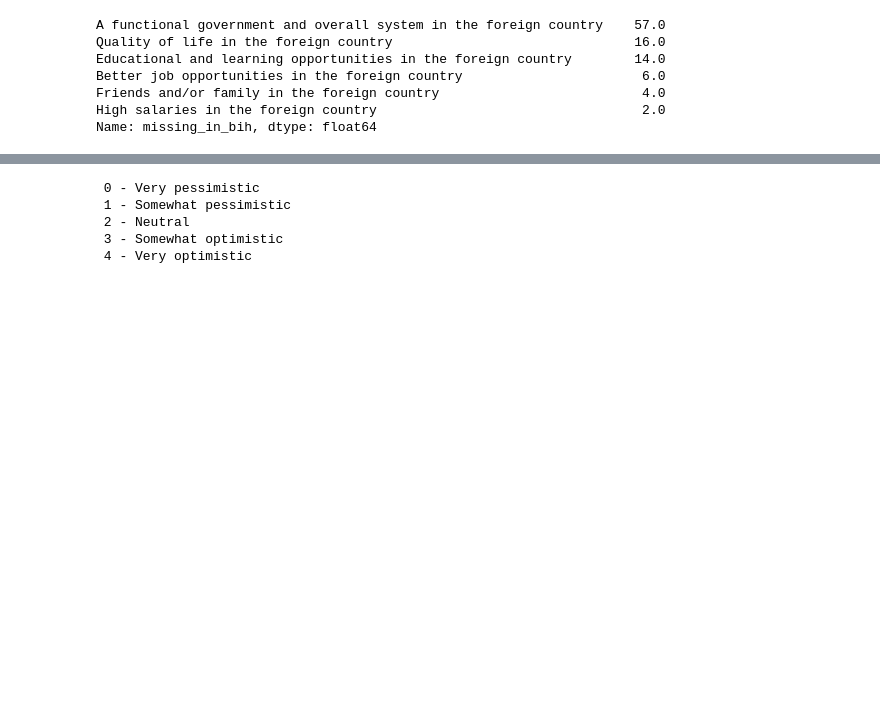
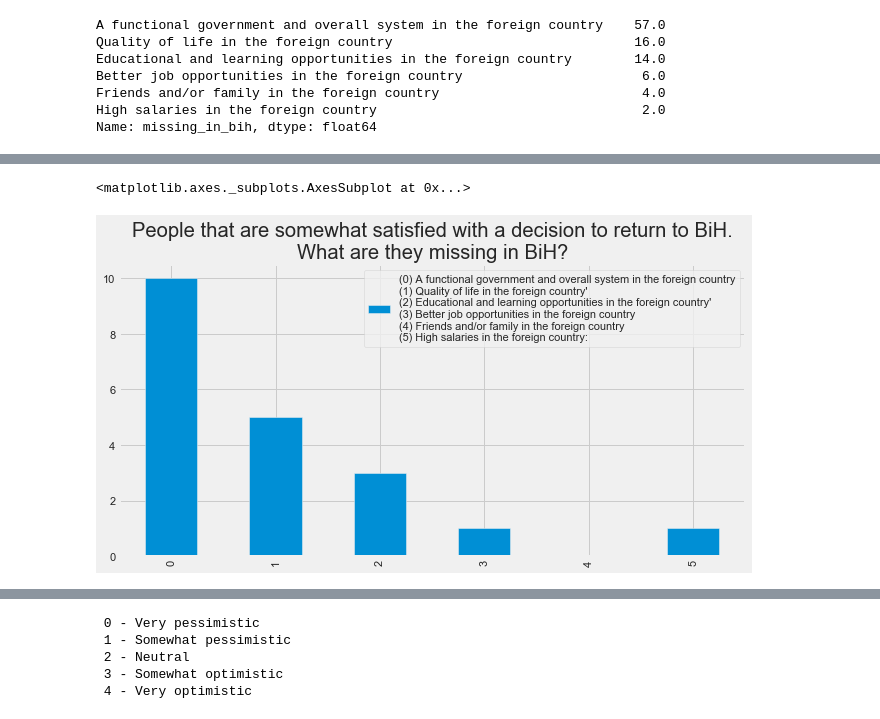
Before and after one commit to merykud/Diaspora_of_BiH, a Jupyter notebook: Dijaspora.ipynb, the cells around one changed output, grey strips where cells are left out. Saved outputs shown, nothing was run; the diff lists cells and outputs as text; code cells hidden in the pictures; blank space fills up the shorter version.

```diff
--- a/Dijaspora.ipynb
+++ b/Dijaspora.ipynb
@@ -719,0 +777,19 @@ Name: missing_in_bih, dtype: float64
+# %%
+#connection between return decision satisfaction and positive aspects they are missing in bih
+df5 = pd.DataFrame(df,columns= ['return_decision','missing_in_bih'])
+
+indexNames = df5[ df5['return_decision'] != 3 ].index
+df5.drop(indexNames , inplace=True)
+
+zero = df5.loc[df.missing_in_bih == 'A functional government and overall system in the foreign country', 'missing_in_bih'].count()
+one = df5.loc[df.missing_in_bih ==  'Quality of life in the foreign country','missing_in_bih'].count()
+two = df5.loc[df.missing_in_bih ==  'Educational and learning opportunities in the foreign country','missing_in_bih'].count()
+three = df5.loc[df.missing_in_bih ==  'Better job opportunities in the foreign country','missing_in_bih'].count()
+four = df5.loc[df.missing_in_bih ==  'Friends and/or family in the foreign country','missing_in_bih'].count()
+five = df5.loc[df.missing_in_bih == 'High salaries in the foreign country','missing_in_bih'].count()
+
+pllt = pd.DataFrame({"(0) A functional government and overall system in the foreign country\n(1) Quality of life in the foreign country'\n(2) Educational and learning opportunities in the foreign country'\n(3) Better job opportunities in the foreign country\n(4) Friends and/or family in the foreign country\n(5) High salaries in the foreign country:": [zero,one,two,three,four,five]})
+pllt.plot(kind="bar",title="People that are somewhat satisfied with a decision to return to BiH.\nWhat are they missing in BiH?")
+# %% [output]
+<matplotlib.axes._subplots.AxesSubplot at 0x...>
+[figure, added]
```
Also changed, not shown: parts of 8 cells of this notebook.
